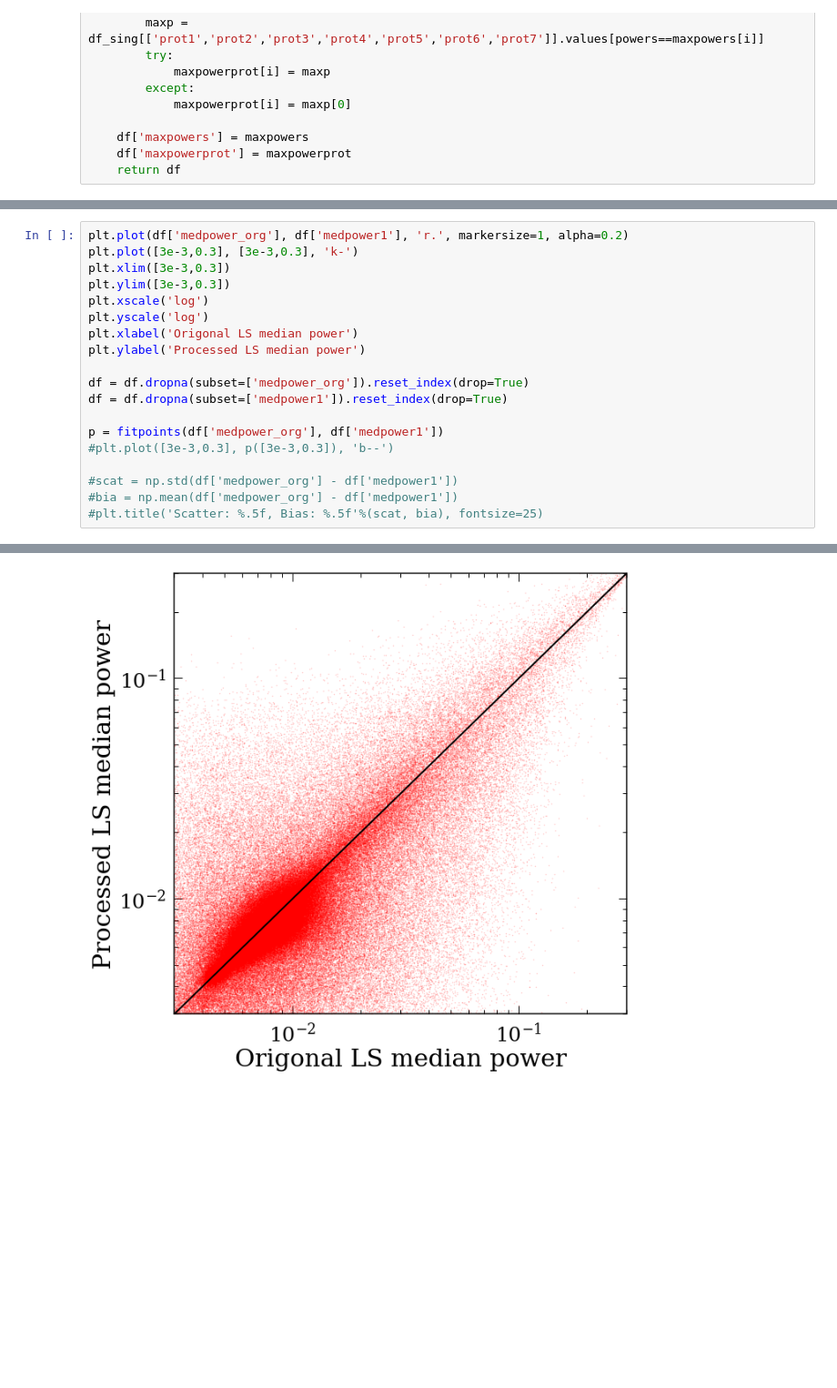
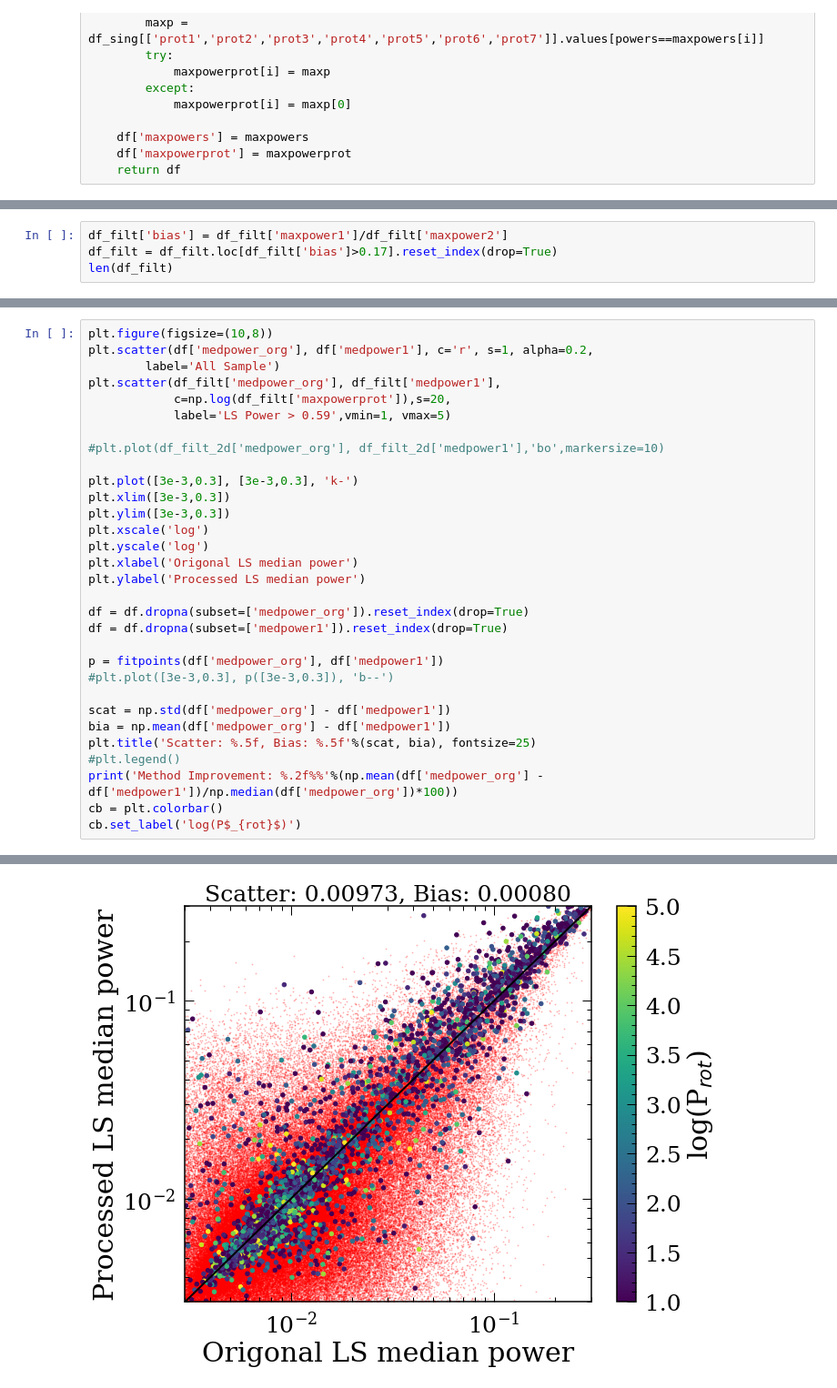
Before and after one commit to lyx12311/ztfProt, a Jupyter notebook: osg/ZTF_gaiaCross/CombineProt.ipynb, the cells around one changed output, grey strips where cells are left out. Shown at 91% size. Saved outputs shown, nothing was run; the diff lists cells and outputs as text; blank space fills up the shorter version.

Commit message:
update plots get rid of systematic at Prot=2

```diff
--- a/osg/ZTF_gaiaCross/CombineProt.ipynb
+++ b/osg/ZTF_gaiaCross/CombineProt.ipynb
@@ -77,0 +84,4 @@ df_filt
+# %%
+df_filt['bias'] = df_filt['maxpower1']/df_filt['maxpower2']
+df_filt = df_filt.loc[df_filt['bias']>0.17].reset_index(drop=True)
+len(df_filt)
@@ -137,5 +149,13 @@ plt.savefig('ZTFgaia.png')
 # %%
-plt.plot(df['medpower_org'], df['medpower1'], 'r.', markersize=1, alpha=0.2)
+plt.figure(figsize=(10,8))
+plt.scatter(df['medpower_org'], df['medpower1'], c='r', s=1, alpha=0.2,
+        label='All Sample')
+plt.scatter(df_filt['medpower_org'], df_filt['medpower1'],
+            c=np.log(df_filt['maxpowerprot']),s=20,
+            label='LS Power > 0.59',vmin=1, vmax=5)
+
+#plt.plot(df_filt_2d['medpower_org'], df_filt_2d['medpower1'],'bo',markersize=10)
+
 plt.plot([3e-3,0.3], [3e-3,0.3], 'k-')
 plt.xlim([3e-3,0.3])
 plt.ylim([3e-3,0.3])
@@ -150,7 +170,11 @@ df = df.dropna(subset=['medpower1']).reset_index(drop=True)
 p = fitpoints(df['medpower_org'], df['medpower1'])
 #plt.plot([3e-3,0.3], p([3e-3,0.3]), 'b--')
 
-#scat = np.std(df['medpower_org'] - df['medpower1'])
-#bia = np.mean(df['medpower_org'] - df['medpower1'])
-#plt.title('Scatter: %.5f, Bias: %.5f'%(scat, bia), fontsize=25)
+scat = np.std(df['medpower_org'] - df['medpower1'])
+bia = np.mean(df['medpower_org'] - df['medpower1'])
+plt.title('Scatter: %.5f, Bias: %.5f'%(scat, bia), fontsize=25)
+#plt.legend()
+print('Method Improvement: %.2f%%'%(np.mean(df['medpower_org'] - df['medpower1'])/np.median(df['medpower_org'])*100))
+cb = plt.colorbar()
+cb.set_label('log(P$_{rot}$)')
 # %% [output]
@@ -157 +182 @@ p = fitpoints(df['medpower_org'], df['medpower1'])
-[figure, old version]
+[figure, new version]
```
Also changed, not shown: parts of 8 cells of this notebook.
